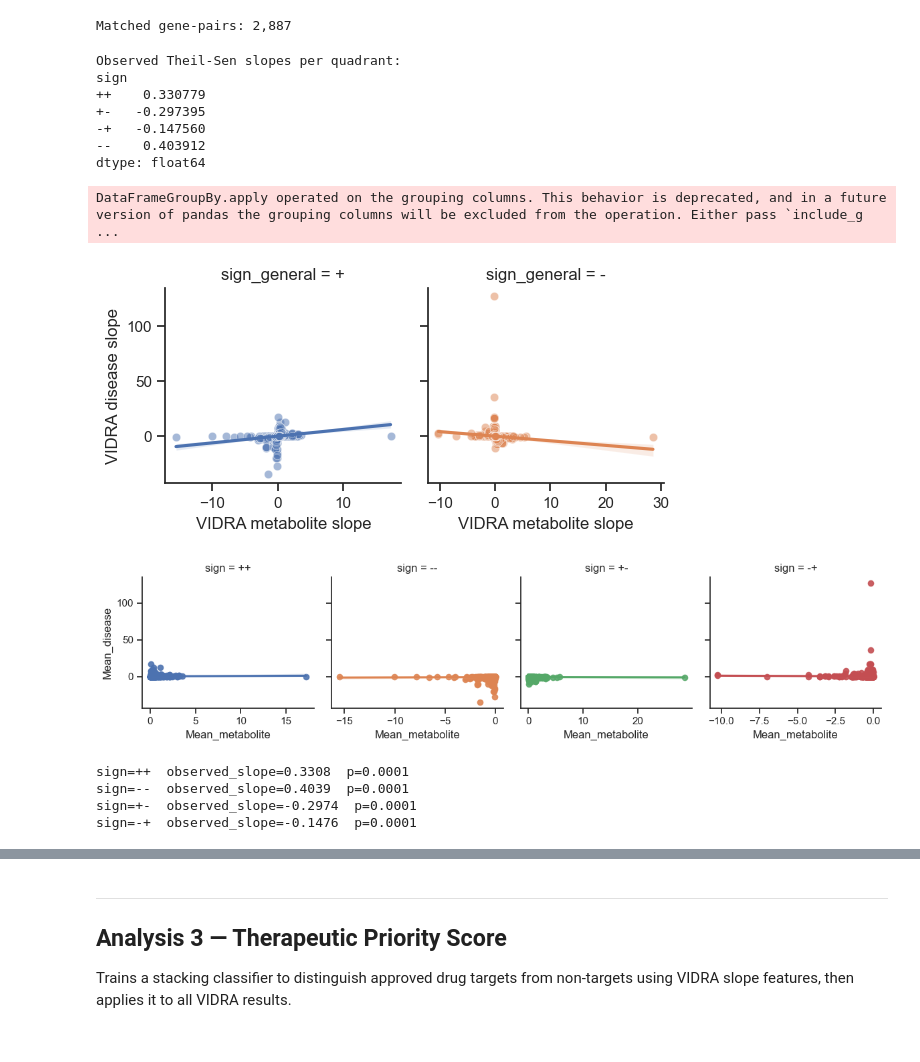
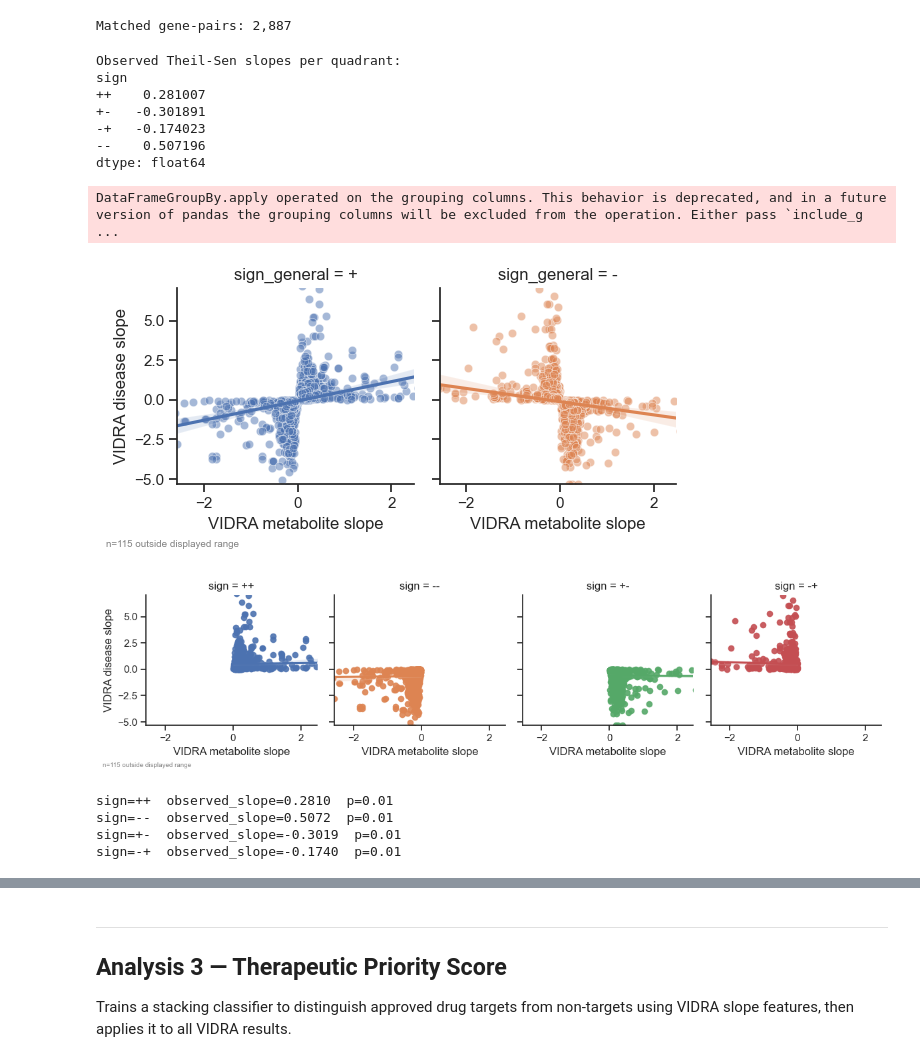
Before and after one commit to TrynkaLab/VIDRA, a Jupyter notebook: scripts/post_stat/post_analysis.ipynb, the cells around one changed output, grey strips where cells are left out. Saved outputs shown, nothing was run; the diff lists cells and outputs as text; code cells hidden in the pictures.

```diff
--- a/scripts/post_stat/post_analysis.ipynb
+++ b/scripts/post_stat/post_analysis.ipynb
@@ -138,6 +134,11 @@ try:
         os.path.join(DATA_DIR, "mechanismOfAction"),
         recursive=True,
     )
+    local_diseases = _gsutil_cp(
+        f"{GCS_PREFIX}/raw_data/open_targets/diseases",
+        os.path.join(DATA_DIR, "diseases"),
+        recursive=True,
+    )
     local_ct_csv = _gsutil_cp(
         f"{GCS_PREFIX}/raw_data/ManuallyCurated_DoseResponseClinicalTrials.csv",
         os.path.join(DATA_DIR, "ManuallyCurated_DoseResponseClinicalTrials.csv"),
@@ -152,18 +153,6 @@ except RuntimeError as e:
         "Verify bucket access and authentication (for example, run 'gcloud auth login' and 'gcloud auth application-default login').\n"
         f"Root cause: {e}"
     ) from e
-
-# Optional files for Analysis 4 - skip gracefully if not yet uploaded
-local_cancer_csv = os.path.join(DATA_DIR, "cancer_phenotypes.csv")
-local_domain_csv = os.path.join(DATA_DIR, "group_EFO_by_therapeuthicaAreas.csv")
-for gcs, local in [
-    (f"{GCS_PREFIX}/raw_data/cancer_phenotypes.csv", local_cancer_csv),
-    (f"{GCS_PREFIX}/raw_data/group_EFO_by_therapeuthicaAreas.csv", local_domain_csv),
-]:
-    try:
-        _gsutil_cp(gcs, local)
-    except RuntimeError:
-        print(f"  [not found] {os.path.basename(local)} - Analysis 4 will be skipped")
 
 print("\nLoading VIDRA results from local cache...")
 vidra_raw = pd.read_parquet(local_vidra)
@@ -516,14 +500,22 @@ print(observed_slopes)
 # %% [output]
 Observed Theil-Sen slopes per quadrant:
 sign
-++    0.330779
-+-   -0.297395
--+   -0.147560
---    0.403912
+++    0.281007
++-   -0.301891
+-+   -0.174023
+--    0.507196
 dtype: float64
 DataFrameGroupBy.apply operated on the grouping columns. This behavior is deprecated, and in a future version of pandas the grouping columns will be excluded from the operation. Either pass `include_g ...
 # %%
 # ── Scatter plots ─────────────────────────────────────────────────────────────
+# Clip display to 2.5–97.5th percentile on each axis; regression is fit on all data.
+x_lo, x_hi = MetDiseDF["Mean_metabolite"].quantile([0.01, 0.99])
+y_lo, y_hi = MetDiseDF["Mean_disease"].quantile([0.01, 0.99])
+n_clipped = (
+    (MetDiseDF["Mean_metabolite"] < x_lo) | (MetDiseDF["Mean_metabolite"] > x_hi)
+    | (MetDiseDF["Mean_disease"] < y_lo) | (MetDiseDF["Mean_disease"] > y_hi)
+).sum()
+
 g = sns.FacetGrid(
     MetDiseDF,
     col="sign_general",
@@ -534,38 +526,47 @@ g = sns.FacetGrid(
     col_order=["+", "-"],
 )
 g.map(sns.scatterplot, "Mean_metabolite", "Mean_disease", alpha=0.5)
 g.map(sns.regplot, "Mean_metabolite", "Mean_disease", scatter=False, robust=True)
 g.set_axis_labels("VIDRA metabolite slope", "VIDRA disease slope")
+g.set(xlim=(x_lo, x_hi), ylim=(y_lo, y_hi))
+if n_clipped:
+    g.figure.text(0.01, 0.01, f"n={n_clipped} outside displayed range",
+                  fontsize=7, color="grey", ha="left")
 g.figure.savefig(
     os.path.join(OUT_DIR, "A2_metabolite_disease_general.pdf"),
     dpi=300,
     bbox_inches="tight",
 )
 plt.show()
 
 g2 = sns.FacetGrid(
     MetDiseDF,
     col="sign",
     sharex=False,
     sharey=True,
     hue="sign",
     hue_order=["++", "--", "+-", "-+"],
     col_order=["++", "--", "+-", "-+"],
 )
 g2.map(sns.scatterplot, "Mean_metabolite", "Mean_disease", alpha=0.5)
 g2.map(sns.regplot, "Mean_metabolite", "Mean_disease", robust=True)
+g2.set_axis_labels("VIDRA metabolite slope", "VIDRA disease slope")
+g2.set(xlim=(x_lo, x_hi), ylim=(y_lo, y_hi))
+if n_clipped:
+    g2.figure.text(0.01, 0.01, f"n={n_clipped} outside displayed range",
+                   fontsize=7, color="grey", ha="left")
 g2.figure.savefig(
     os.path.join(OUT_DIR, "A2_metabolite_disease_quadrants.pdf"),
     dpi=300,
     bbox_inches="tight",
 )
 plt.show()
 # %% [output]
-[figure, old version]
+[figure, new version]
-[figure, old version]
+[figure, new version]
 # %%
 # ── Bootstrap permutation test ───────────────────────────────────────────────
-N_BOOT = 1_00
+N_BOOT = 1_0
 n_pairs = len(MetDiseDF)
 boot_slopes = {s: np.empty(N_BOOT) for s in ["++", "--", "+-", "-+"]}
 
@@ -594,10 +595,10 @@ for s, direction in {"++": ">", "--": ">", "+-": "<", "-+": "<"}.items():
         p = (np.sum(boot_slopes[s] < obs) + 1 / N_BOOT) / N_BOOT
     print(f"sign={s}  observed_slope={obs:.4f}  p={p:.10g}")
 # %% [output]
-sign=++  observed_slope=0.3308  p=0.0001
-sign=--  observed_slope=0.4039  p=0.0001
-sign=+-  observed_slope=-0.2974  p=0.0001
-sign=-+  observed_slope=-0.1476  p=0.0001
+sign=++  observed_slope=0.2810  p=0.01
+sign=--  observed_slope=0.5072  p=0.01
+sign=+-  observed_slope=-0.3019  p=0.01
+sign=-+  observed_slope=-0.1740  p=0.01
 # %%
 # ── Bootstrap distribution plots ──────────────────────────────────────────────
 dpi = 600
```
Also changed, not shown: parts of 32 cells of this notebook.
